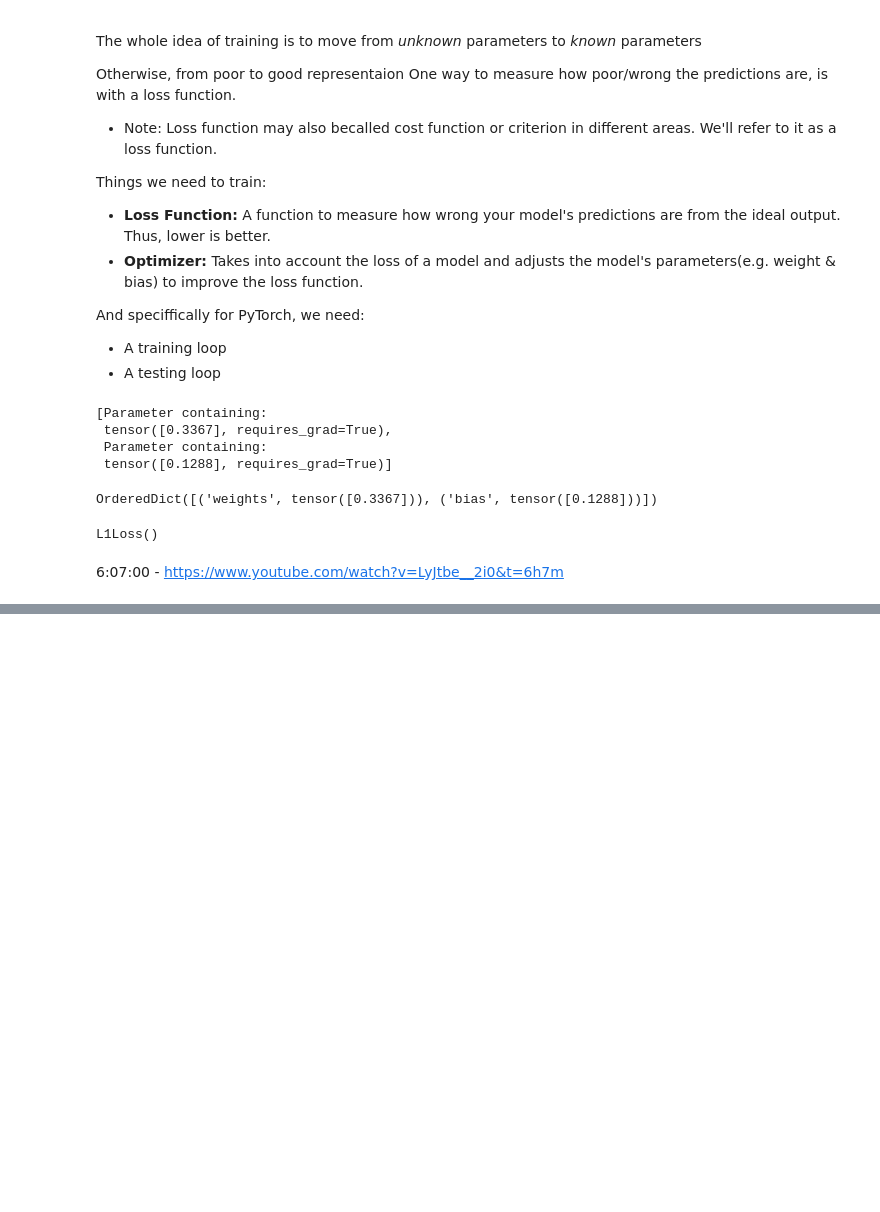
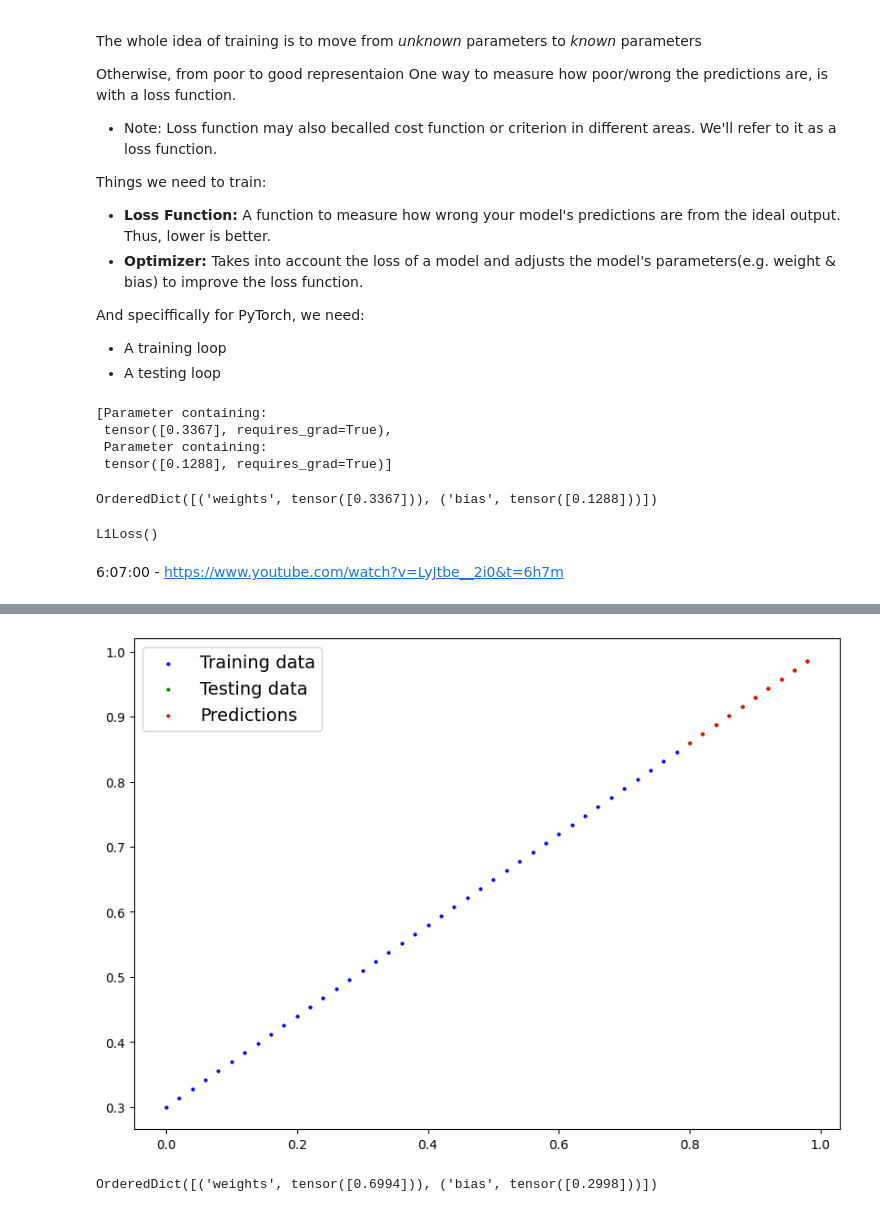
Before and after one commit to tfranke0814/pytorch-deep-learning, a Jupyter notebook: 01_pytorch_workflow_code.ipynb, the cells around one changed output, grey strips where cells are left out. Drawn from its saved outputs; the diff is of its cells as text; code cells hidden in the pictures; blank space fills up the shorter version.

```diff
--- a/01_pytorch_workflow_code.ipynb
+++ b/01_pytorch_workflow_code.ipynb
@@ -327,0 +457,25 @@ L1Loss()
+# %%
+with torch.inference_mode():
+  y_preds_new = model_0(X_test)
+
+plot_predictions(predictions=y_preds_new)
+# %% [output]
+[figure, added]
+# %%
+epochs = 10
+
+for epoch in range(epochs):
+  model_0.train()
+  y_pred = model_0(X_train)
+  loss = loss_fn(y_pred, y_train)
+  optimizer.zero_grad()
+  loss.backward()
+  optimizer.step()
+for epoch in range(epochs):
+  model_0.eval()
+  with torch.inference_mode():
+    y_pred = model_0(X_test)
+    loss = loss_fn(y_pred, y_test)
+model_0.state_dict()
+# %% [output]
+OrderedDict([('weights', tensor([0.6994])), ('bias', tensor([0.2998]))])
```
Also changed, not shown: parts of 36 cells of this notebook.
